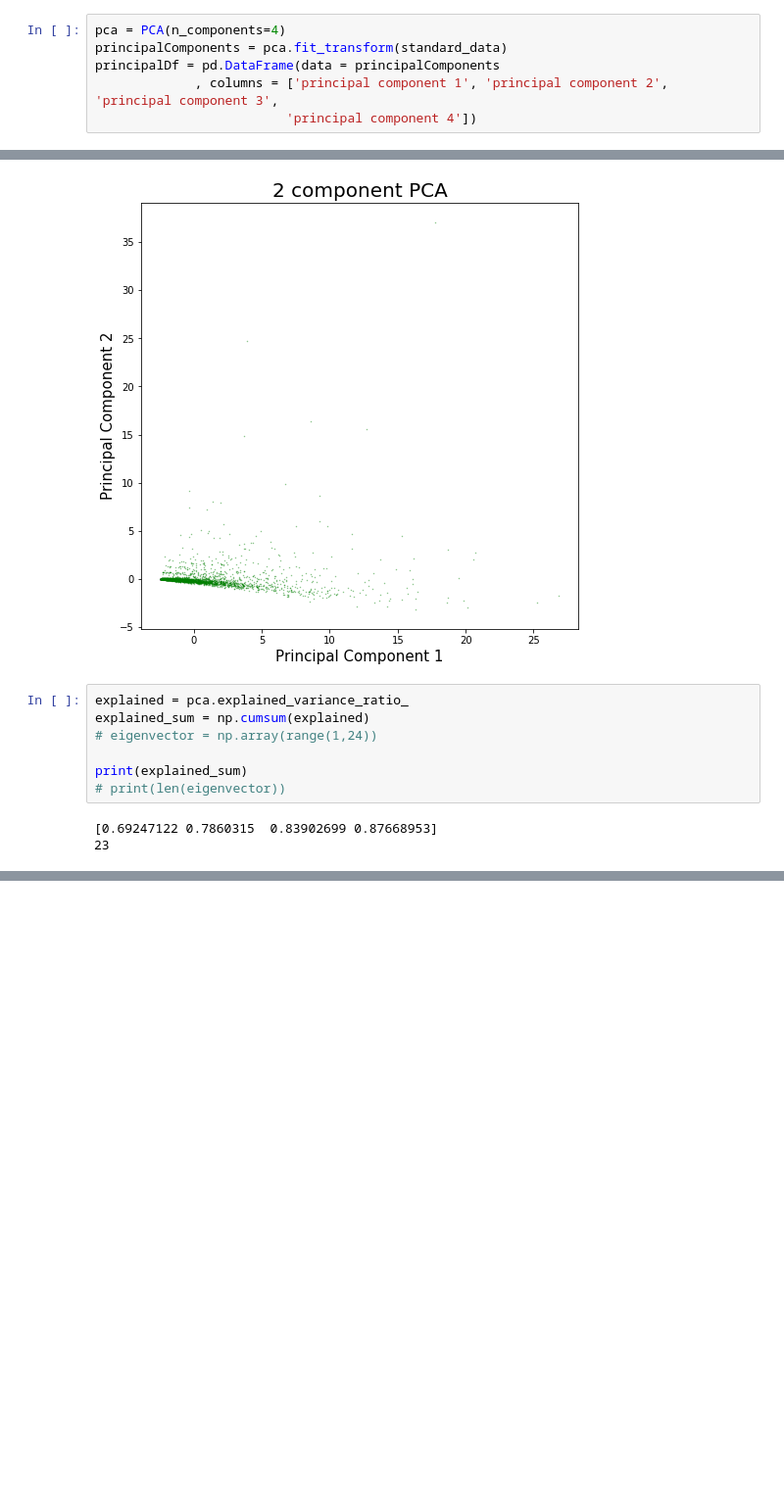
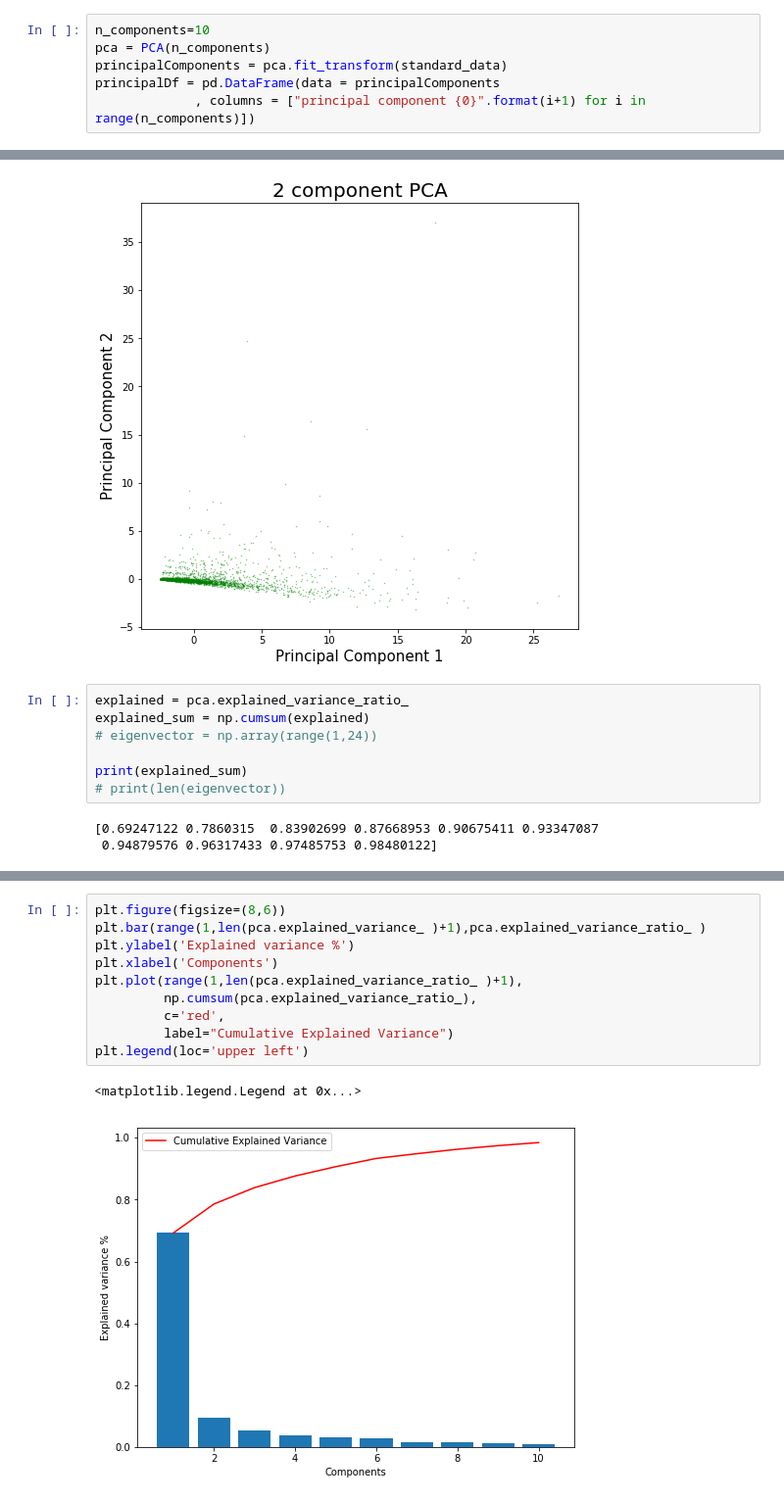
Before and after one commit to abaum1/mobilitymotifs, a Jupyter notebook: Dimensionality Reduction with PCA.ipynb, the cells around one changed output, grey strips where cells are left out. Shown: that part at 98% size. Saved outputs shown, nothing was run; the diff lists cells and outputs as text; blank space fills up the shorter version.

```diff
--- a/Dimensionality Reduction with PCA.ipynb
+++ b/Dimensionality Reduction with PCA.ipynb
@@ -34,8 +34,8 @@ x = zcode_data.loc[:, features].values
 # Standardizing the features
 standard_data = StandardScaler().fit_transform(x)
 # %%
-pca = PCA(n_components=4)
+n_components=10
+pca = PCA(n_components)
 principalComponents = pca.fit_transform(standard_data)
 principalDf = pd.DataFrame(data = principalComponents
-             , columns = ['principal component 1', 'principal component 2', 'principal component 3',
-                         'principal component 4'])
+             , columns = ["principal component {0}".format(i+1) for i in range(n_components)])
@@ -99,8 +92,8 @@ explained_sum = np.cumsum(explained)
 print(explained_sum)
 # print(len(eigenvector))
 # %% [output]
-[0.69247122 0.7860315  0.83902699 0.87668953]
-23
+[0.69247122 0.7860315  0.83902699 0.87668953 0.90675411 0.93347087
+ 0.94879576 0.96317433 0.97485753 0.98480122]
 # %%
 zcode_data.head()
 # %% [output]
@@ -110,3 +103,16 @@ zcode_data.head()
 | 2 | 90003 | 14 | 0 | 6 | 8 | 10 | 8 | 4 | 35 | 34 | ... |
 | 3 | 90004 | 8 | 4 | 6 | 10 | 5 | 5 | 8 | 29 | 33 | ... |
 | 4 | 90005 | 11 | 0 | 2 | 4 | 2 | 3 | 5 | 28 | 25 | ... |
+# %%
+plt.figure(figsize=(8,6))
+plt.bar(range(1,len(pca.explained_variance_ )+1),pca.explained_variance_ratio_ )
+plt.ylabel('Explained variance %')
+plt.xlabel('Components')
+plt.plot(range(1,len(pca.explained_variance_ratio_ )+1),
+         np.cumsum(pca.explained_variance_ratio_),
+         c='red',
+         label="Cumulative Explained Variance")
+plt.legend(loc='upper left')
+# %% [output]
+<matplotlib.legend.Legend at 0x...>
+[figure, added]
```
Also changed, not shown: parts of 2 cells of this notebook.
